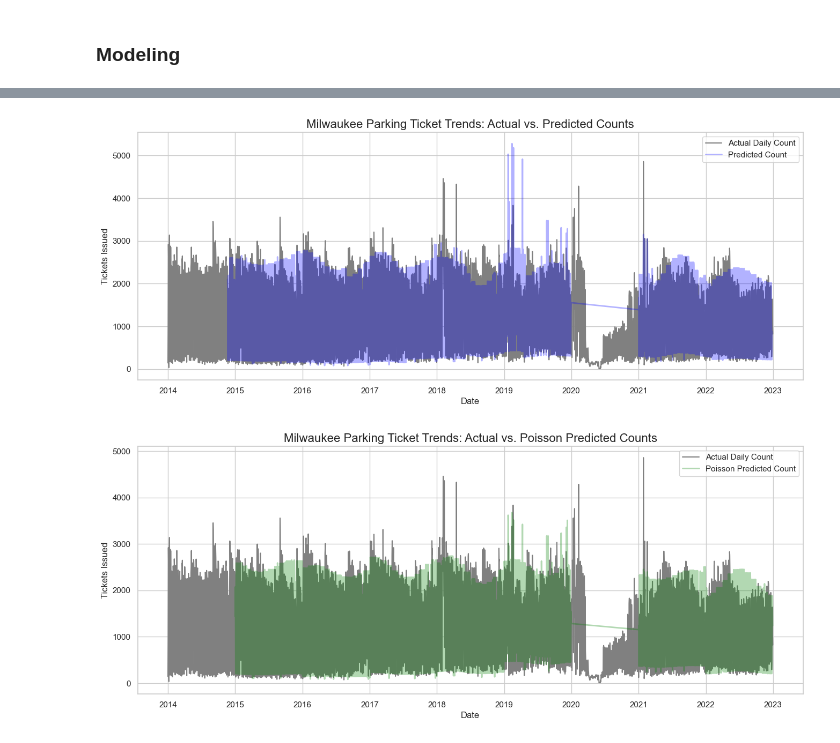
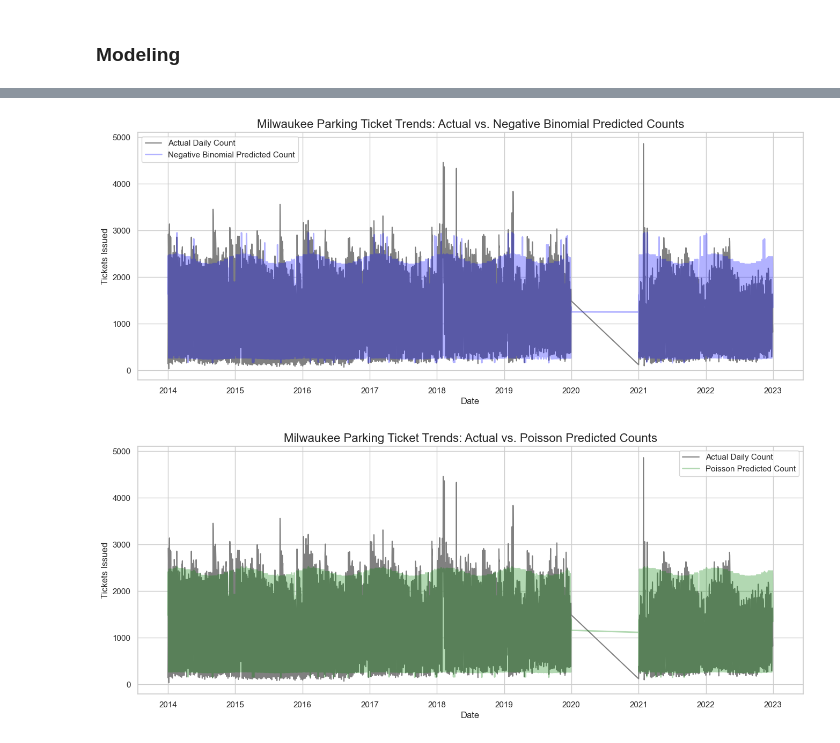
Before and after one commit to johneckberg/Milwaukee-Ticket-Data-Analysis, a Jupyter notebook: parking_final_project.ipynb, the cells around one changed output, grey strips where cells are left out. Drawn from its saved outputs; the diff is of its cells as text; code cells hidden in the pictures.

```diff
--- a/parking_final_project.ipynb
+++ b/parking_final_project.ipynb
@@ -906,6 +904,12 @@ term2 = (y_test_final + 1/alpha) * np.log((1 + alpha * y_test_final + eps) / (1
 final_deviance = 2 * np.sum(term1 - term2) / len(y_test_final)
 final_nmse = mean_squared_error(y_test_final, y_pred_final) / np.mean(y_test_final ** 2)
 print(f"Final model performance on held-out test set (2022-2023): Pearson/df = {final_pearson:.2f}, Deviance/df = {final_deviance:.2f}, NMSE = {final_nmse:.4f}, Log-Likelihood = {final_loss:.2f}")
+
+# Predict on the entire dataset to visualize the full fit timeline
+X_all_nb = sm.add_constant(daily_summary_df[features])
+daily_summary_df['full_nb_predicted_tickets'] = final_result.predict(X_all_nb)
+# Set COVID years to NaN to exclude from plots
+daily_summary_df.loc[daily_summary_df['Year'].isin([2020]), 'full_nb_predicted_tickets'] = np.nan
 # %% [output]
 Rolling window Negative Binomial regression results (n_splits=8):
 Fold 1: Pearson/df = 0.76, Deviance/df = 1.12, NMSE = 0.0409, Final Log-Likelihood = -2404.13
@@ -1031,6 +1035,13 @@ final_deviance = 2 * np.sum(y * np.log((y + eps) / (mu + eps)) - (y - mu)) / df_
 final_nmse = mean_squared_error(y_test_final, y_pred_final) / np.mean(y_test_final ** 2)
 final_r, _ = pearsonr(y_test_final, y_pred_final)
 print(f"Final POISSON model performance on held-out test set (2022-2023): Pearson/df = {final_pearson:.2f}, Deviance/df = {final_deviance:.2f}, NMSE = {final_nmse:.4f}, Pearson r = {final_r:.3f}, Log-Likelihood = {final_loss:.2f}")
+
+# Predict on the entire dataset to visualize the full fit timeline
+# drop 2020-2021 to avoid instability in predictions due to covid outlier years
+X_all_poisson = sm.add_constant(daily_summary_df[features])
+daily_summary_df['full_poisson_predicted_tickets'] = poisson_final_result.predict(X_all_poisson)
+# Set COVID years to NaN to exclude from plots
+daily_summary_df.loc[daily_summary_df['Year'].isin([2020]), 'full_poisson_predicted_tickets'] = np.nan
 # %% [output]
 --- POISSON REGRESSION (BASELINE COMPARISON) ---
 Rolling window POISSON regression results (n_splits=7):
@@ -1045,37 +1056,38 @@ Final POISSON model performance on held-out test set (2022-2023): Pearson/df = 1
 # %%
 # overlay the logged prediction counts with the actual daily ticket values
 # this didnt work very well
 import matplotlib.pyplot as plt
 import seaborn as sns
 import numpy as np
 
 # ensure dataframe is sorted by date
 daily_summary_df = daily_summary_df.sort_values('join_date').reset_index(drop=True)
-
+# create a plot dataframe that excludes the COVID years
+plot_df = daily_summary_df[~daily_summary_df['Year'].isin([2020])]
 
 # plot actual daily counts and overlay predicted counts (assume predicted_tickets column exists)
 plt.figure(figsize=(16, 6))
-sns.lineplot(data=daily_summary_df, x='join_date', y='total_tickets', color='gray', label='Actual Daily Count')
-sns.lineplot(data=daily_summary_df, x='join_date', y='predicted_tickets', color='blue', alpha=0.3, linewidth=2, label='Predicted Count')
+sns.lineplot(data=plot_df, x='join_date', y='total_tickets', color='gray', label='Actual Daily Count')
+sns.lineplot(data=plot_df, x='join_date', y='full_nb_predicted_tickets', color='blue', alpha=0.3, linewidth=2, label='Negative Binomial Predicted Count')
 
-plt.title("Milwaukee Parking Ticket Trends: Actual vs. Predicted Counts", fontsize=16)
+plt.title("Milwaukee Parking Ticket Trends: Actual vs. Negative Binomial Predicted Counts", fontsize=16)
 plt.xlabel("Date")
 plt.ylabel("Tickets Issued")
 plt.legend()
 plt.show()
 
 # do the same for the Poisson predictions
 plt.figure(figsize=(16, 6))
-sns.lineplot(data=daily_summary_df, x='join_date', y='total_tickets', color='gray', label='Actual Daily Count')
-sns.lineplot(data=daily_summary_df, x='join_date', y='poisson_predicted_tickets', color='green', alpha=0.3, linewidth=2, label='Poisson Predicted Count')
+sns.lineplot(data=plot_df, x='join_date', y='total_tickets', color='gray', label='Actual Daily Count')
+sns.lineplot(data=plot_df, x='join_date', y='full_poisson_predicted_tickets', color='green', alpha=0.3, linewidth=2, label='Poisson Predicted Count')
 plt.title("Milwaukee Parking Ticket Trends: Actual vs. Poisson Predicted Counts", fontsize=16)
 plt.xlabel("Date")
 plt.ylabel("Tickets Issued")
 plt.legend()
 plt.show()
 # %% [output]
-[figure, old version]
+[figure, new version]
-[figure, old version]
+[figure, new version]
 # %%
 # overlay KDE plot for actual vs. predicted daily ticket counts for both models
 plt.figure(figsize=(10, 5))
```
Also changed, not shown: parts of 11 cells of this notebook, 3 other files.
